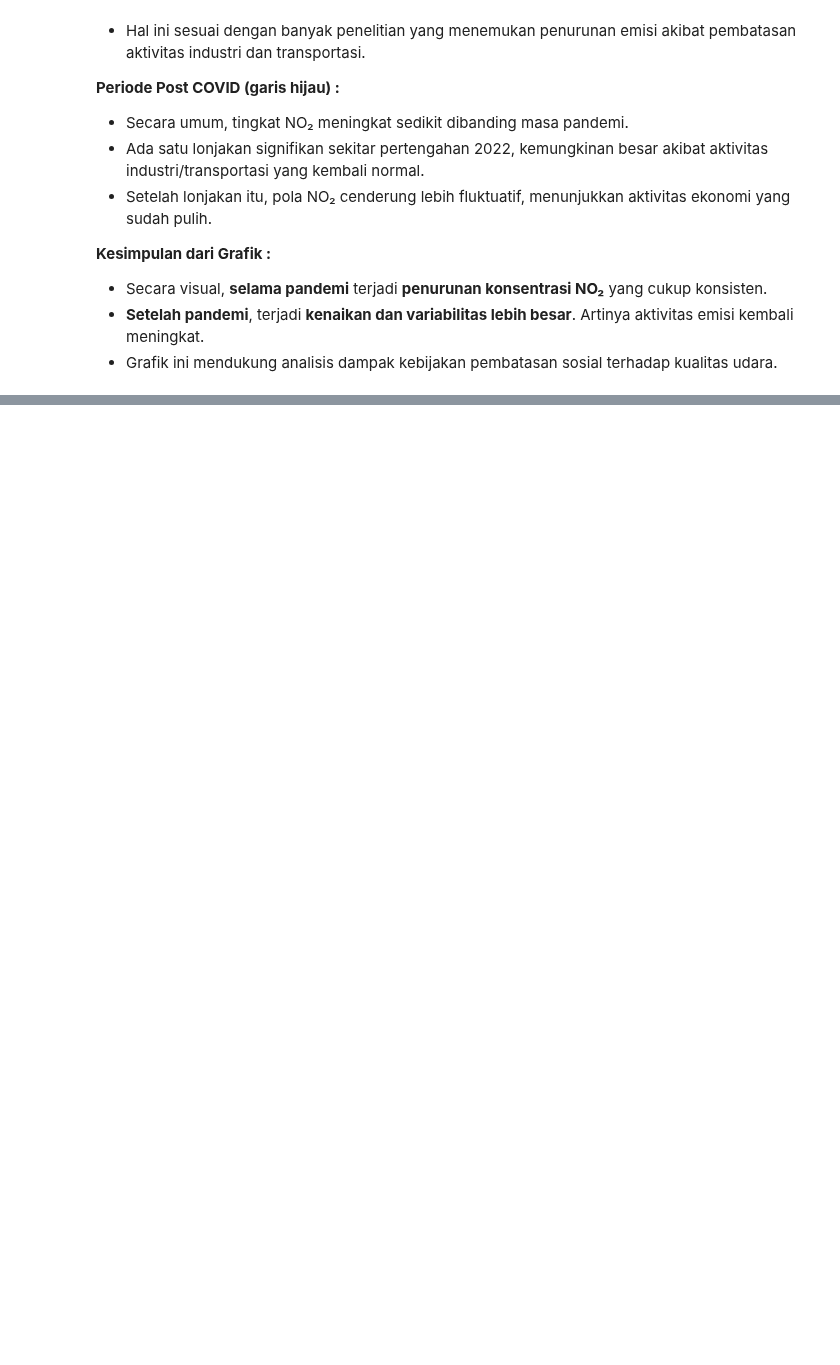
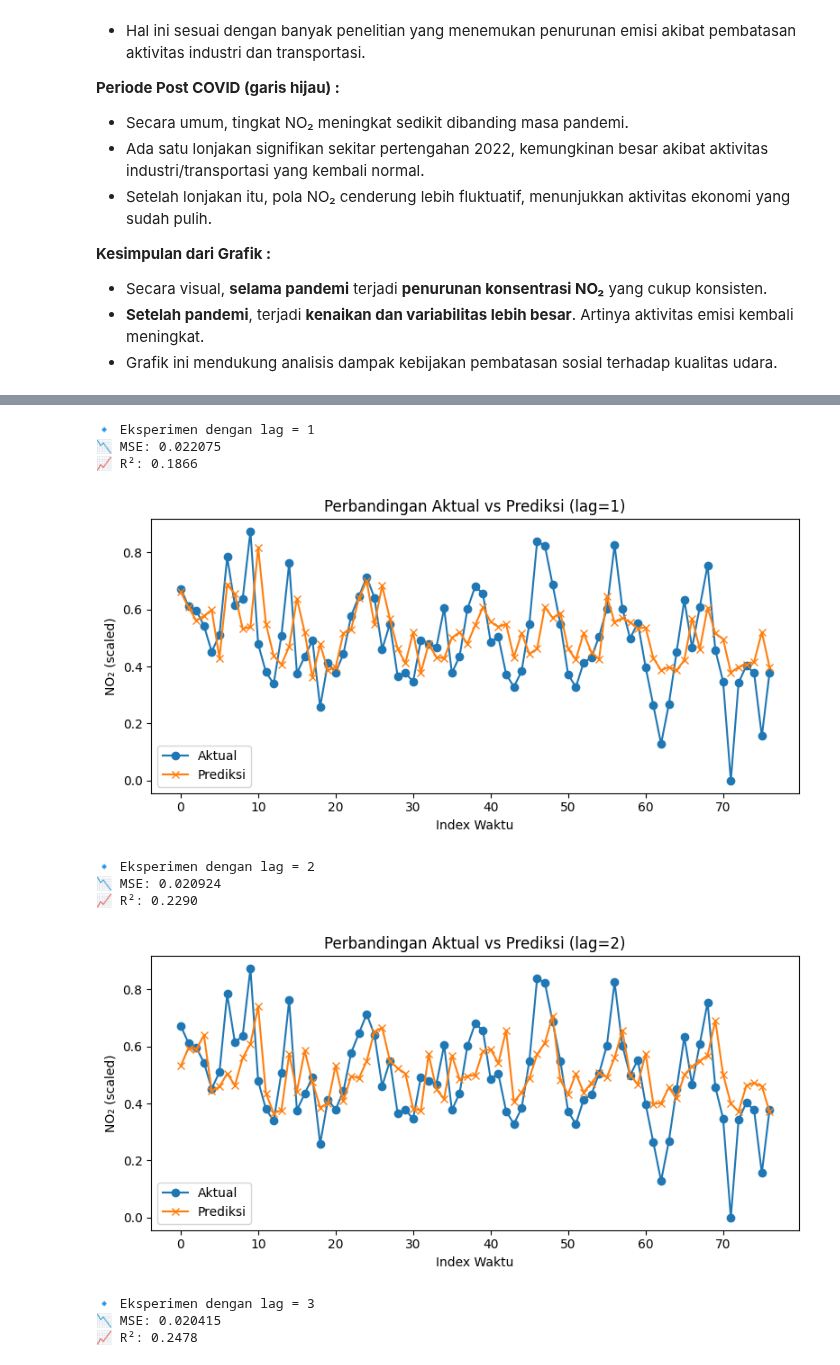
Before and after one commit to Triayunitak/PSD, a Jupyter notebook: tugas1-proyek-datasains/_build/jupyter_execute/tugas_NO2.ipynb, the cells around one changed output, grey strips where cells are left out. Cells and saved outputs as stored; diff of their text form; code cells hidden in the pictures; blank space fills up the shorter version.

```diff
--- a/tugas1-proyek-datasains/_build/jupyter_execute/tugas_NO2.ipynb
+++ b/tugas1-proyek-datasains/_build/jupyter_execute/tugas_NO2.ipynb
@@ -229,0 +336,67 @@ plt.show()
+# %%
+import pandas as pd
+from sklearn.model_selection import train_test_split
+from sklearn.neighbors import KNeighborsRegressor
+from sklearn.metrics import mean_squared_error, r2_score
+import matplotlib.pyplot as plt
+import numpy as np
+
+# --- Load data supervised hasil normalisasi ---
+df = pd.read_csv("no2_during_covid_supervised_scaled.csv")
+
+# --- Eksperimen dengan beberapa jumlah lag ---
+for lag in [1, 2, 3]:
+    print(f"\n🔹 Eksperimen dengan lag = {lag}")
+
+    # Buat ulang data supervised sesuai jumlah lag
+    def make_supervised(df, target_col='NO2_scaled', lag=lag):
+        data = pd.DataFrame()
+        for i in range(1, lag + 1):
+            data[f'{target_col}_lag{i}'] = df[target_col].shift(i)
+        data[target_col] = df[target_col]
+        data = data.dropna().reset_index(drop=True)
+        return data
+
+    df_supervised = make_supervised(df)
+    X = df_supervised.drop(columns=['NO2_scaled'])
+    y = df_supervised['NO2_scaled']
+
+    # --- Split data: 80% train, 20% test ---
+    X_train, X_test, y_train, y_test = train_test_split(
+        X, y, test_size=0.2, random_state=42, shuffle=False
+    )
+
+    # --- Inisialisasi dan training model KNN ---
+    knn = KNeighborsRegressor(n_neighbors=3)
+    knn.fit(X_train, y_train)
+
+    # --- Prediksi dan evaluasi ---
+    y_pred = knn.predict(X_test)
+    mse = mean_squared_error(y_test, y_pred)
+    r2 = r2_score(y_test, y_pred)
+
+    print(f"📉 MSE: {mse:.6f}")
+    print(f"📈 R²: {r2:.4f}")
+
+    # --- Visualisasi hasil prediksi vs aktual ---
+    plt.figure(figsize=(8,4))
+    plt.plot(y_test.values, label='Aktual', marker='o')
+    plt.plot(y_pred, label='Prediksi', marker='x')
+    plt.title(f'Perbandingan Aktual vs Prediksi (lag={lag})')
+    plt.xlabel('Index Waktu')
+    plt.ylabel('NO₂ (scaled)')
+    plt.legend()
+    plt.tight_layout()
+    plt.show()
+# %% [output]
+🔹 Eksperimen dengan lag = 1
+📉 MSE: 0.022075
+📈 R²: 0.1866
+[figure, added]
+🔹 Eksperimen dengan lag = 2
+📉 MSE: 0.020924
+📈 R²: 0.2290
+[figure, added]
+🔹 Eksperimen dengan lag = 3
+📉 MSE: 0.020415
+📈 R²: 0.2478
```
Also changed, not shown: parts of 11 cells of this notebook, 14 other files.
